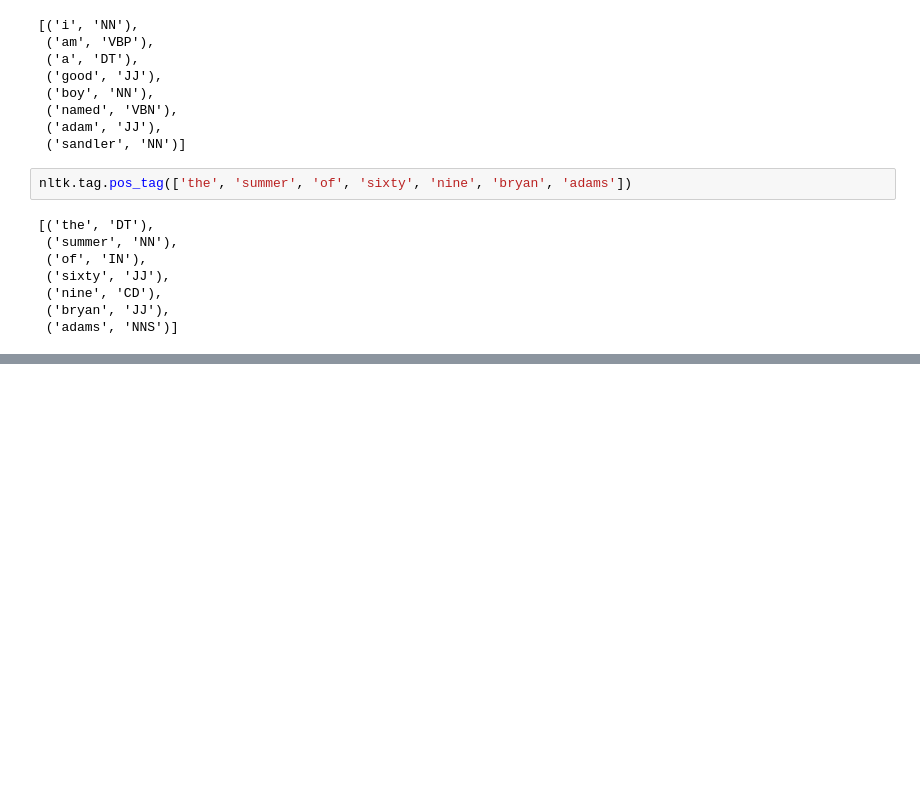
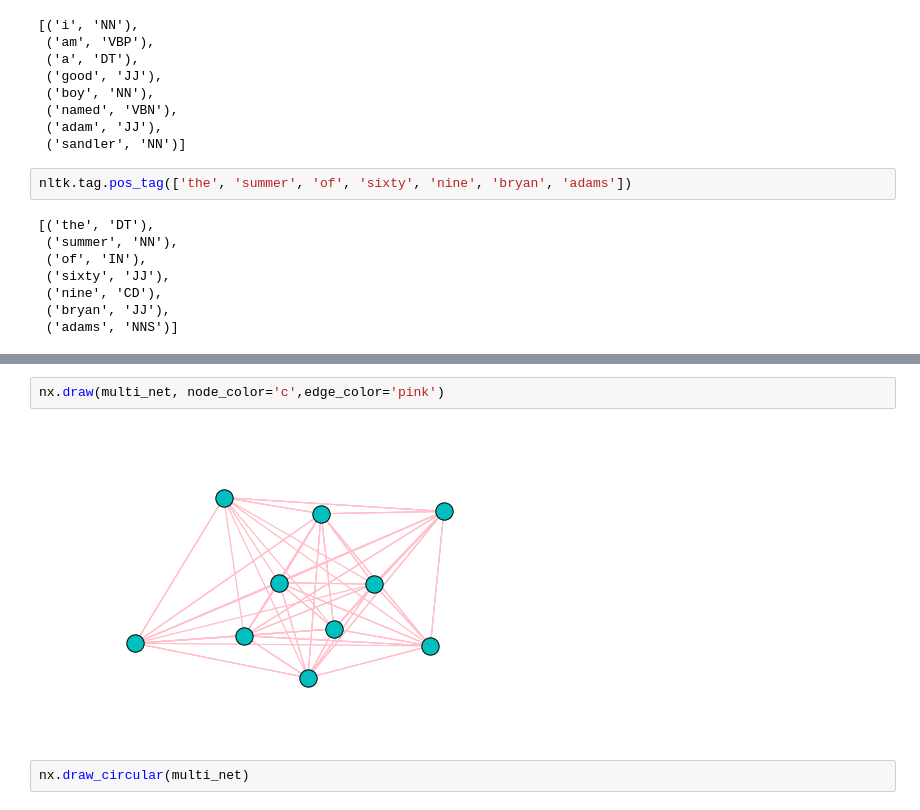
Before and after one commit to rurouni-najeeb/mynz_jmi, a Jupyter notebook: extractive/yasir/stat_lingustic_treatment.ipynb, the cells around one changed output, grey strips where cells are left out. Drawn from its saved outputs; the diff is of its cells as text; blank space fills up the shorter version.

```diff
--- a/extractive/yasir/stat_lingustic_treatment.ipynb
+++ b/extractive/yasir/stat_lingustic_treatment.ipynb
@@ -223,0 +291,6 @@ NNP
+# %%
+nx.draw(multi_net, node_color='c',edge_color='pink')
+# %% [output]
+[figure, added]
+# %%
+nx.draw_circular(multi_net)
```
Also changed, not shown: parts of 26 cells of this notebook.
